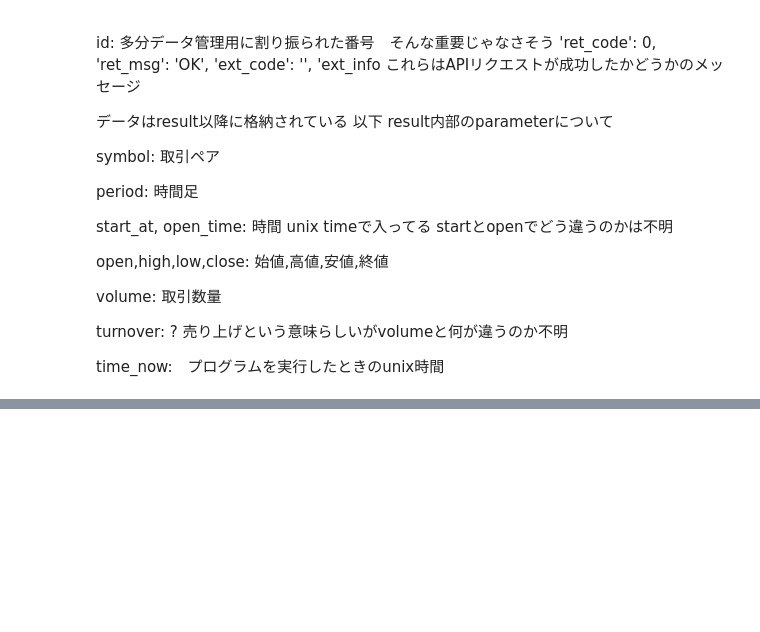
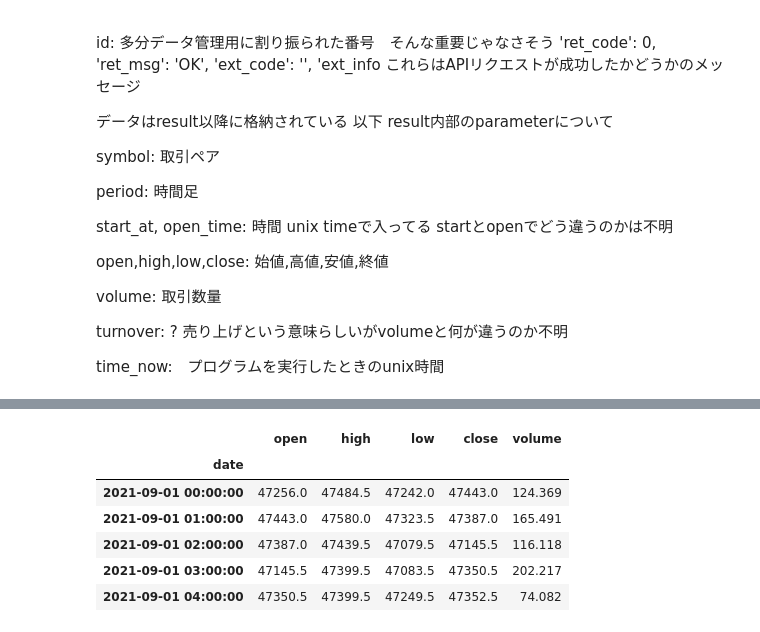
Before and after one commit to pocket-12/system-trade, a Jupyter notebook: Bybit_api.ipynb, the cells around one changed output, grey strips where cells are left out. Cells and saved outputs as stored; diff of their text form; code cells hidden in the pictures; blank space fills up the shorter version.

```diff
--- a/Bybit_api.ipynb
+++ b/Bybit_api.ipynb
@@ -69,9 +72,37 @@ print(len(Data))
 # %%
 Date = []
 Close_price = []
+Open_price = []
+High_price = []
+Low_price = []
+Volume = []
 for i in range(len(Data)):
     Date.append(datetime.fromtimestamp(Data[i]['open_time']))
     Close_price.append(Data[i]['close'])
+    Open_price.append(Data[i]['open'])
+    High_price.append(Data[i]['high'])
+    Low_price.append(Data[i]['low'])
+    Volume.append(Data[i]['volume'])
+
+
+# pandas dataframeを作成
+df = pd.DataFrame({     'date' : Date,
+                        'open' : Open_price,
+                        'high' : High_price,
+                        'low' : Low_price,
+                        'close' : Close_price,
+                        'volume' : Volume })
+
+df = df.set_index('date')
+df.head()
+# %% [output]
+|  | open | high | low | close | volume |
+| date |  |  |  |  |  |
+| 2021-09-01 00:00:00 | 47256.0 | 47484.5 | 47242.0 | 47443.0 | 124.369 |
+| 2021-09-01 01:00:00 | 47443.0 | 47580.0 | 47323.5 | 47387.0 | 165.491 |
+| 2021-09-01 02:00:00 | 47387.0 | 47439.5 | 47079.5 | 47145.5 | 116.118 |
+| 2021-09-01 03:00:00 | 47145.5 | 47399.5 | 47083.5 | 47350.5 | 202.217 |
+| 2021-09-01 04:00:00 | 47350.5 | 47399.5 | 47249.5 | 47352.5 | 74.082 |
 # %%
 plt.plot(Date, Close_price)
 plt.xticks(rotation=30)
```
Also changed, not shown: parts of 5 cells of this notebook.
